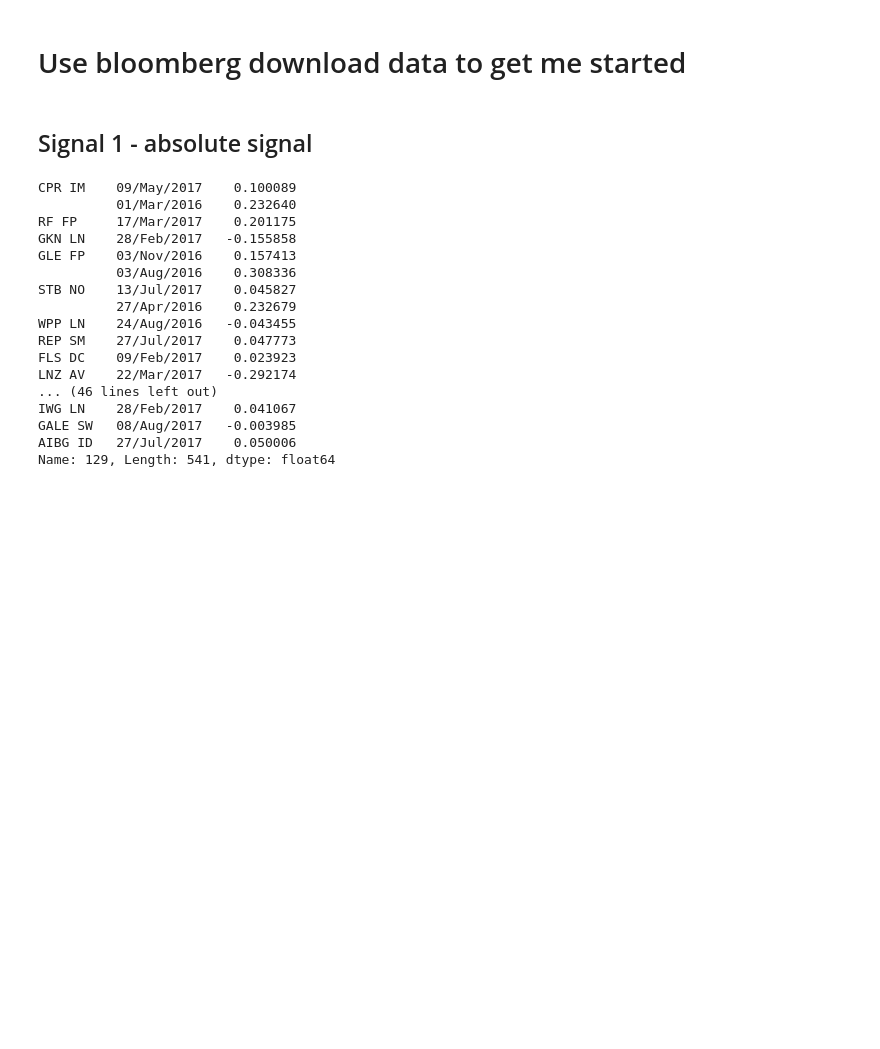
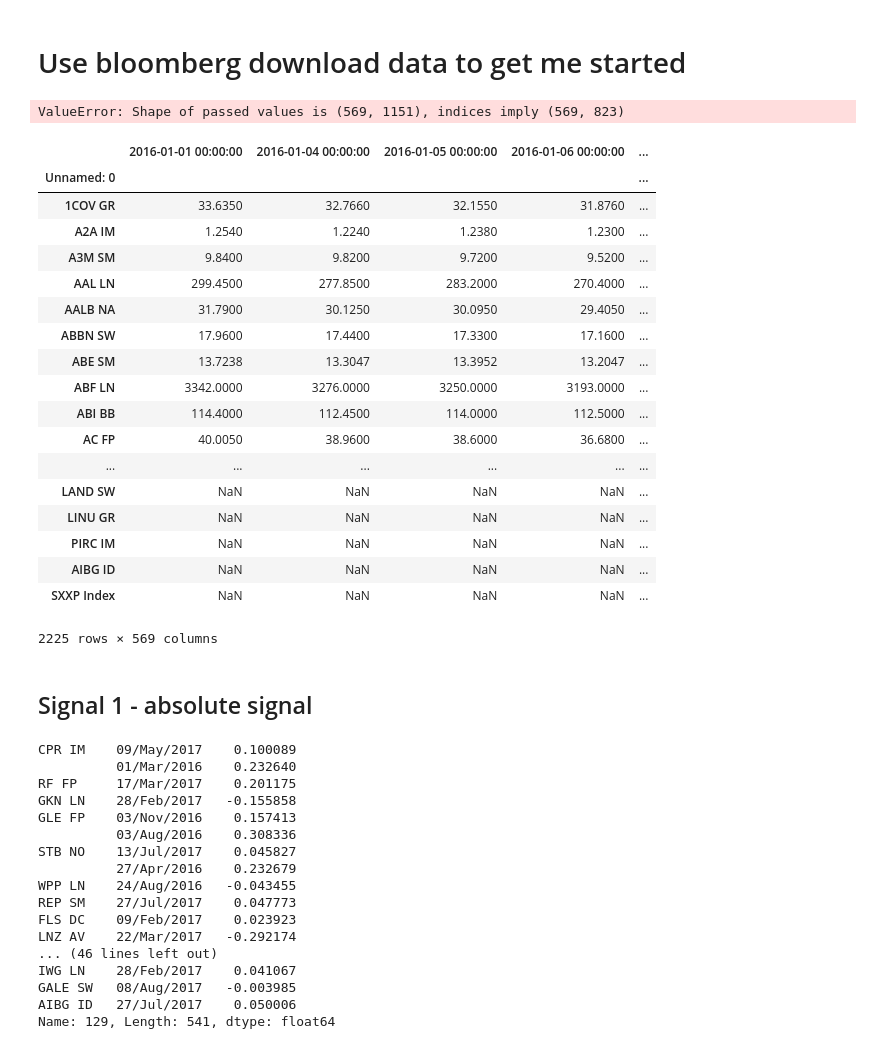
Before and after one commit to zliyclh/post_result, a Jupyter notebook: Signal 1.ipynb, the cells around one changed output. Cells and saved outputs as stored; diff of their text form; code cells hidden in the pictures; blank space fills up the shorter version.

Commit message:
use price spreadsheet as a separate source for dataframe

```diff
--- a/Signal 1.ipynb
+++ b/Signal 1.ipynb
@@ -21,6 +21,40 @@ data_dict={}
 
 for s in tabs_to_grab:
     data_dict[s]=clean_sheet(pd.read_excel(r'C:\Users\Eric.Li\Documents\Post result data\Europe 2016-2018.xlsx',sheet_name=s))
+# %%
+# get the price dataframe for certain years
+year_range=range(2016,2019)
+
+price_list=[]
+for year in year_range:
+    price_year=clean_sheet(pd.read_excel(r'C:\Users\Eric.Li\Documents\Post result data\Europe price.xlsx',sheet_name=str(year)))
+    price_list.append(price_year)
+
+price=pd.concat(price_list).dropna(axis=1,how='all').dropna(axis=0,how='all')
+# %% [output]
+ValueError: Shape of passed values is (569, 1151), indices imply (569, 823)
+# %%
+pd.concat(price_list).dropna(axis=1,how='all').dropna(axis=0,how='all')
+# %% [output]
+|  | 2016-01-01 00:00:00 | 2016-01-04 00:00:00 | 2016-01-05 00:00:00 | 2016-01-06 00:00:00 | ... |
+| Unnamed: 0 |  |  |  |  | ... |
+| 1COV GR | 33.6350 | 32.7660 | 32.1550 | 31.8760 | ... |
+| A2A IM | 1.2540 | 1.2240 | 1.2380 | 1.2300 | ... |
+| A3M SM | 9.8400 | 9.8200 | 9.7200 | 9.5200 | ... |
+| AAL LN | 299.4500 | 277.8500 | 283.2000 | 270.4000 | ... |
+| AALB NA | 31.7900 | 30.1250 | 30.0950 | 29.4050 | ... |
+| ABBN SW | 17.9600 | 17.4400 | 17.3300 | 17.1600 | ... |
+| ABE SM | 13.7238 | 13.3047 | 13.3952 | 13.2047 | ... |
+| ABF LN | 3342.0000 | 3276.0000 | 3250.0000 | 3193.0000 | ... |
+| ABI BB | 114.4000 | 112.4500 | 114.0000 | 112.5000 | ... |
+| AC FP | 40.0050 | 38.9600 | 38.6000 | 36.6800 | ... |
+| ... | ... | ... | ... | ... | ... |
+| LAND SW | NaN | NaN | NaN | NaN | ... |
+| LINU GR | NaN | NaN | NaN | NaN | ... |
+| PIRC IM | NaN | NaN | NaN | NaN | ... |
+| AIBG ID | NaN | NaN | NaN | NaN | ... |
+| SXXP Index | NaN | NaN | NaN | NaN | ... |
+2225 rows × 569 columns
 # %% [markdown]
 ## Signal 1 - absolute signal
 # %%
```
Also changed, not shown: parts of 1 cell of this notebook.
